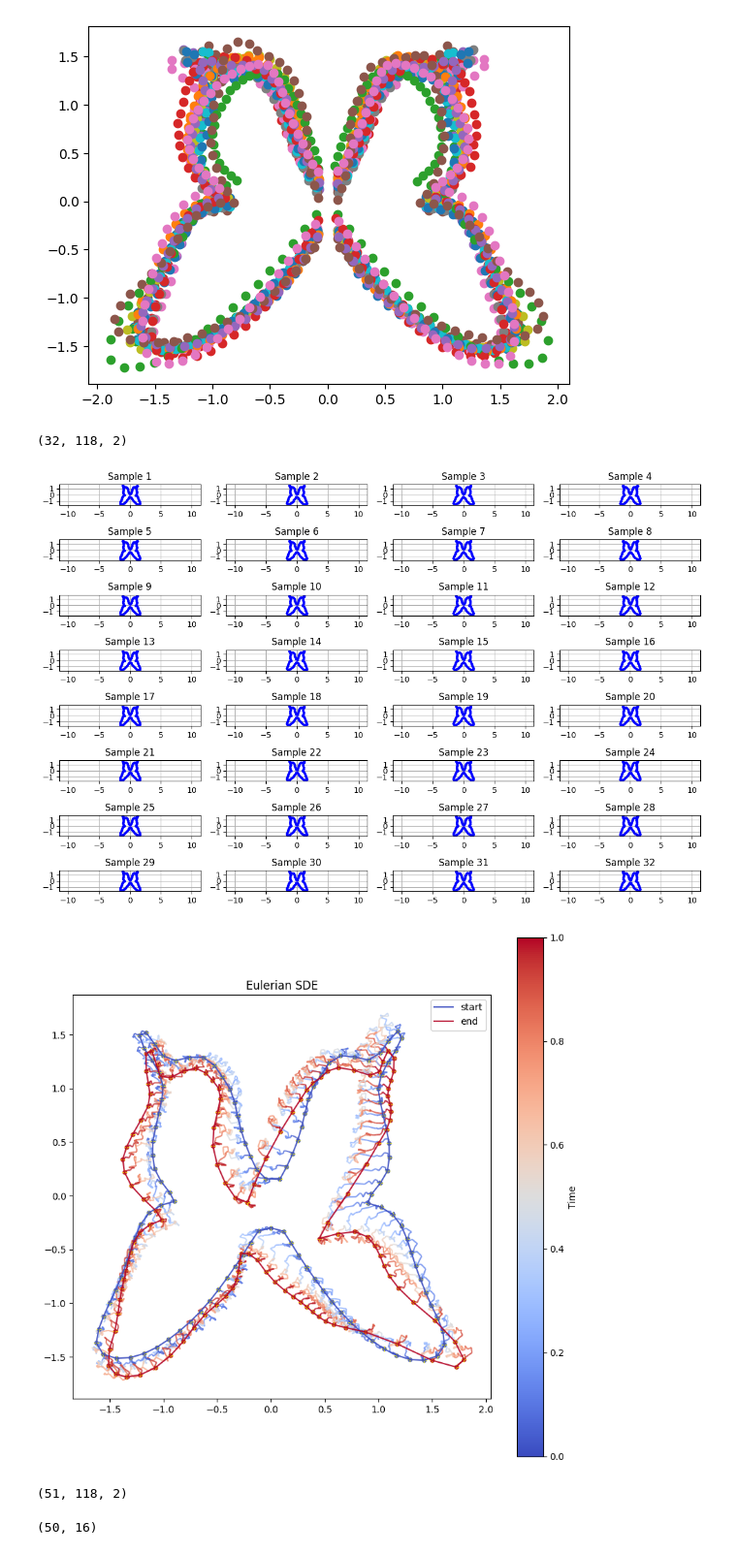
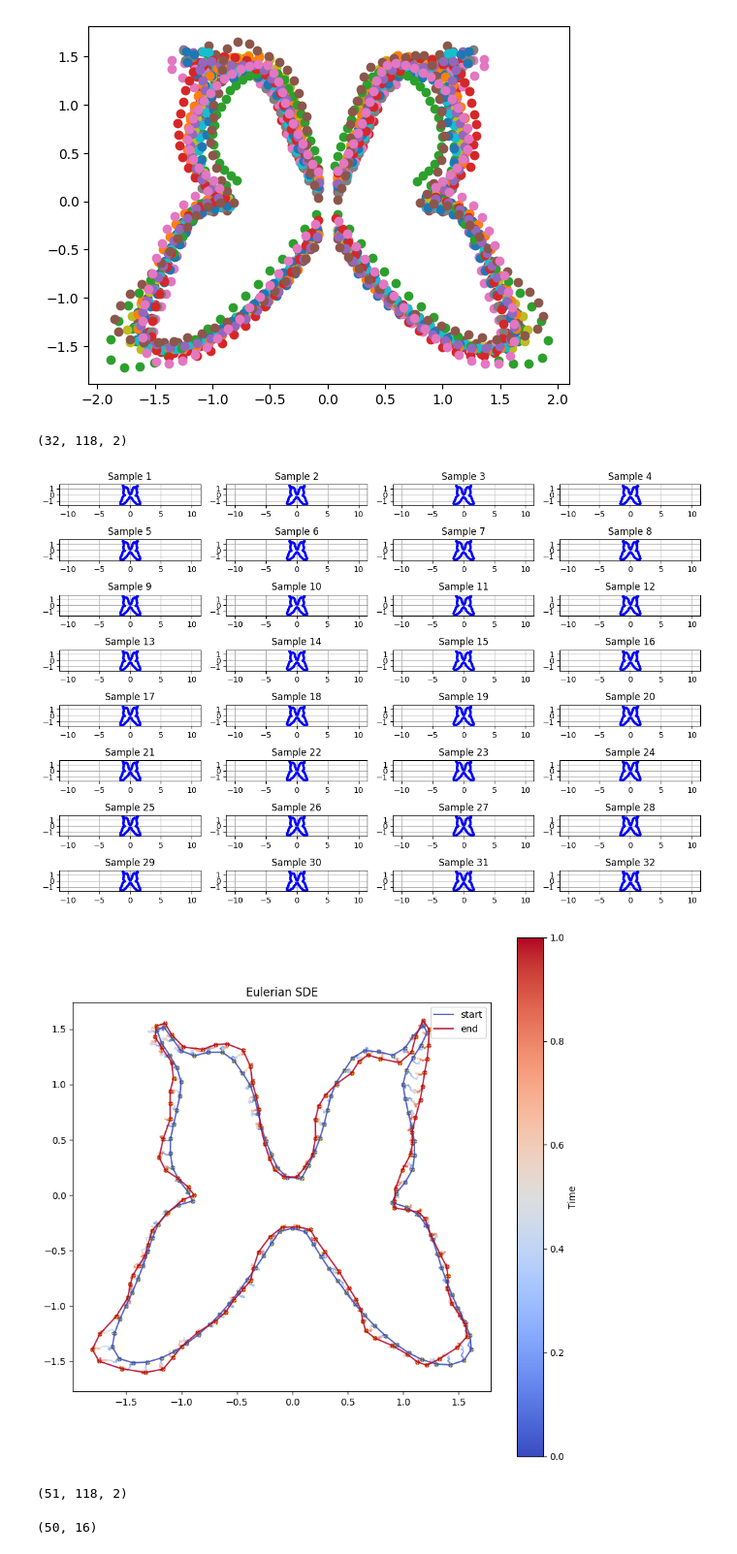
Before and after one commit to MateosCz/DSM_learning_notebook, a Jupyter notebook: neuralOpButterfly.ipynb, the cells around one changed output. Shown: that part at 97% size. Drawn from its saved outputs; the diff is of its cells as text; code cells hidden in the pictures.

```diff
--- a/neuralOpButterfly.ipynb
+++ b/neuralOpButterfly.ipynb
@@ -100,31 +100,31 @@ plt.show()
 # %%
 # butterfly data generator
 butterfly_data_generator = ButterflyDataGenerator(butterfly_data[10], seed=get_random_int())
 test_data = butterfly_data_generator.generate_data(num_landmarks = 118, batch_size=32)
 print(test_data.shape)
 butterfly_data_generator.visualize_samples(test_data)
 #eulerian sde
-sigma = 1.7
-kappa = 0.4
+sigma = 1.5
+kappa = 0.15
 sde_butterfly = SDE.Kunita_Eulerian_SDE(sigma=sigma, kappa=kappa, grid_dim=2, grid_num=32, grid_range=[-2.5, 2], x0=test_data[0])
 # sde_butterfly = SDE.Kunita_Lagrange_SDE(sigma=4.0, kappa=0.5, x0=test_data[0])
 solver_butterfly = SDESolver.EulerMaruyama.from_sde(sde_butterfly, 0.02, 1, 2)
 xs_butterfly, _ = solver_butterfly.solve(test_data[0], jrandom.PRNGKey(get_random_int()))
 plot_trajectory_2d(xs_butterfly, "Eulerian SDE", simplified=False)
 plt.show()
 print(xs_butterfly.shape)
 
-model = neural_operator.CTUNO1D(out_co_dim=2, lifting_dim=32, co_dims_fmults=(1, 2, 4, 8), n_modes_per_layer=(32, 16, 12, 8), norm="instance", act="gelu")
+model = neural_operator.CTUNO1D(out_co_dim=2, lifting_dim=32, co_dims_fmults=(1, 2, 4, 8), n_modes_per_layer=(48, 32, 16, 8), norm="instance", act="gelu")
 
 trainer = Trainer.NeuralOpTrainer(seed=get_random_int(), landmark_num=118)
 
 train_state_butterfly = trainer.train_state_init(model, lr=5e-4, model_kwargs={'x': jax.random.normal(jrandom.PRNGKey(get_random_int()), butterfly_data[0].shape), 't': jnp.array([0]), 'x0': butterfly_data[0], 'object_fn': 'Heng'})
 train_state_butterfly, losses_butterfly = trainer.train(train_state_butterfly, sde_butterfly, solver_butterfly, butterfly_data_generator, 5000, batch_size=16)
 plt.plot(losses_butterfly)
 plt.show()
 # %% [output]
 (32, 118, 2)
 [figure]
-[figure, old version]
+[figure, new version]
 (51, 118, 2)
 (50, 16)
```
Also changed, not shown: parts of 4 cells of this notebook, 6 other files.
